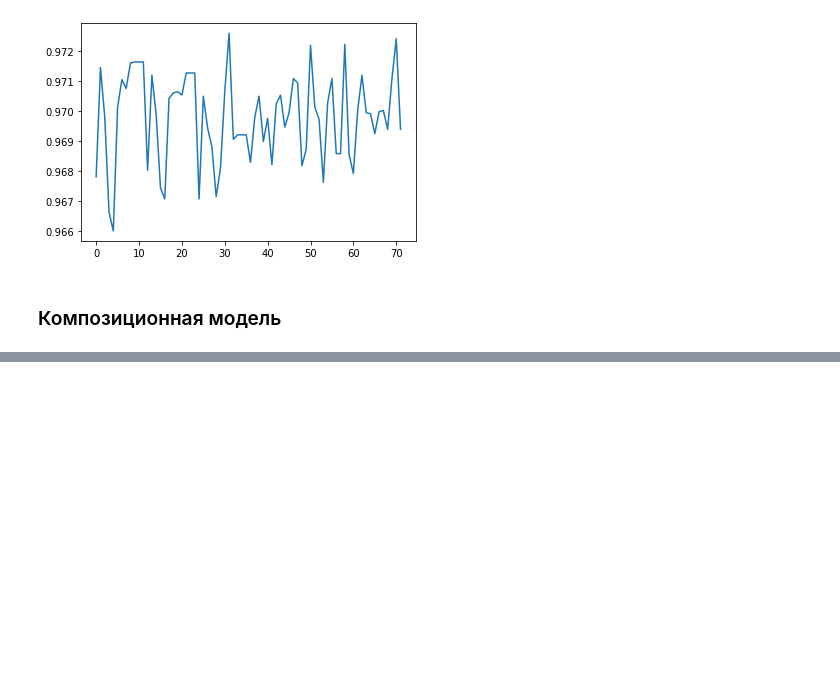
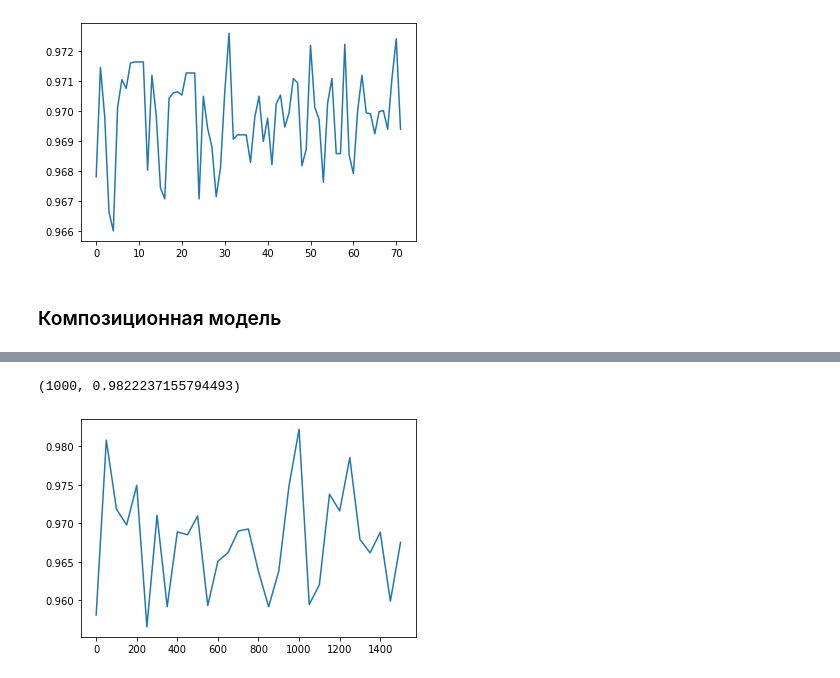
Before and after one commit to Egoluback/nti_ml_20-21, a Jupyter notebook: 2_stage/task1/nti_ml_2_1.ipynb, the cells around one changed output, grey strips where cells are left out. Drawn from its saved outputs; the diff is of its cells as text; code cells hidden in the pictures; blank space fills up the shorter version.

```diff
--- a/2_stage/task1/nti_ml_2_1.ipynb
+++ b/2_stage/task1/nti_ml_2_1.ipynb
@@ -866,3 +859,16 @@ class Model:
         enter_composition = self.composition_predict_proba(X).T
 
         return self.composition_model.predict_proba(enter_composition).T[1]
+# %%
+random_state_range = np.arange(0, 1550, 50)
+
+random_state_result = []
+
+for random_state_param in random_state_range:
+    print("---{0}---".format(random_state_param))
+    model_comp = Model(random_state = random_state_param)
+
+    model_comp.load(["data/x_train.txt", "data/y_train.txt"])
+    print("datasets loaded")
+
+    random_state_result.append(model_comp.fit()[1])
@@ -869 +893,8 @@ class Model:
+# %%
+plt.plot(random_state_range, random_state_result)
+
+random_state_range[random_state_result.index(max(random_state_result))], max(random_state_result)
+# %% [output]
+(1000, 0.9822237155794493)
+[figure, added]
 # %%
```
Also changed, not shown: parts of 7 cells of this notebook, 8 other files.
